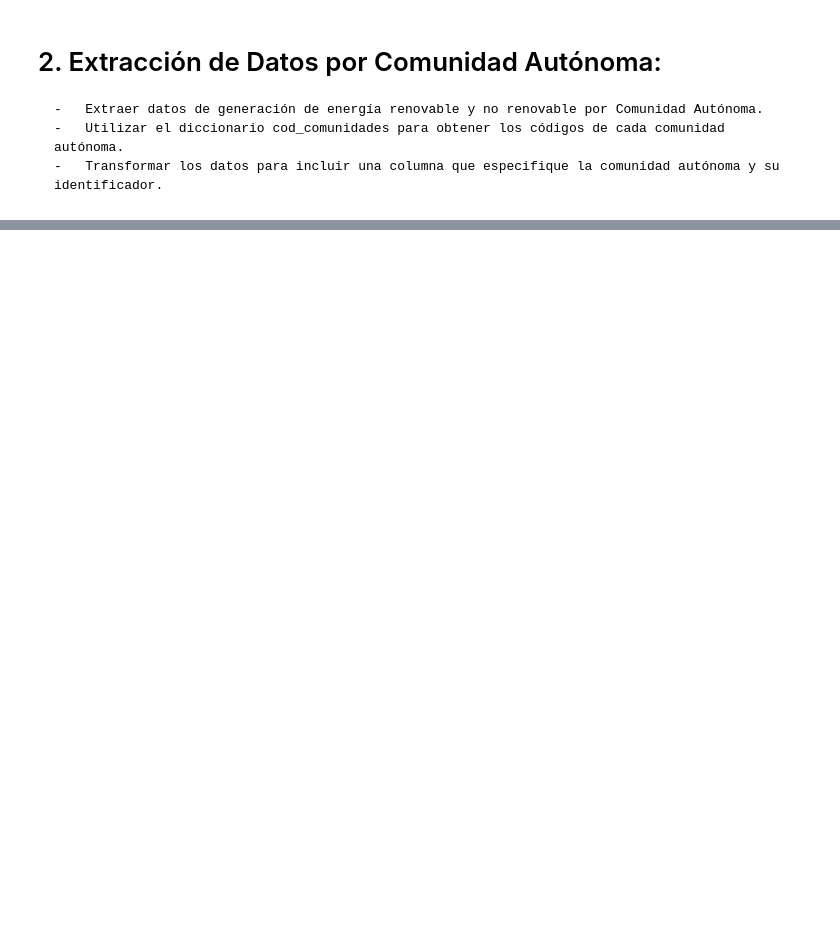
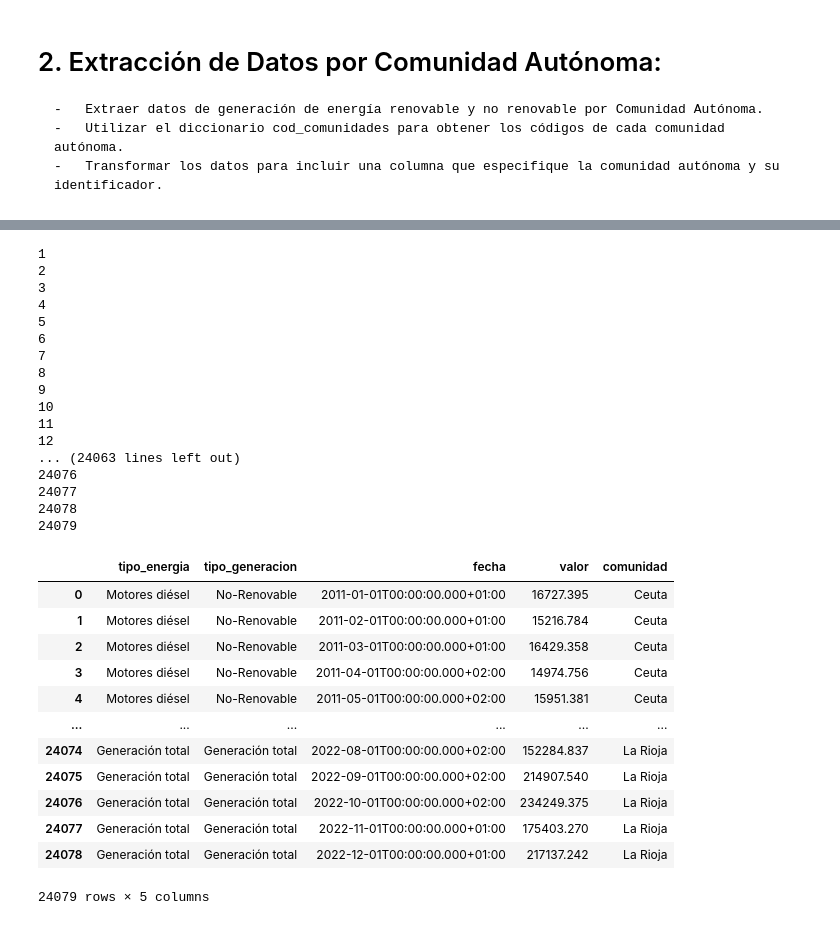
Before and after one commit to Adalab/da-promoF-modulo2-sprint1-pairprogramming-ReyesSilvia, a Jupyter notebook: Untitled-2.ipynb, the cells around one changed output, grey strips where cells are left out. Drawn from its saved outputs; the diff is of its cells as text; code cells hidden in the pictures; blank space fills up the shorter version.

```diff
--- a/Untitled-2.ipynb
+++ b/Untitled-2.ipynb
@@ -10,22 +10,24 @@ import requests
 import re
 # %%
 #url_api_electrica= "https://apidatos.ree.es/es/datos/generacion/estructura-generacion?start_date=2011-01-01T00:00&end_date=2011-12-31T23:59&time_trunc=month"
-diccionario_energia={"tipo_energia":[], "tipo_generacion":[], "fecha":[], "valor":[]}
+def energia (año_inicio, año_final):
 
-for año in range(2011, 2023):
-    url_api_electrica= f"https://apidatos.ree.es/es/datos/generacion/estructura-generacion?start_date={año}-01-01T00:00&end_date={año}-12-31T23:59&time_trunc=month"
+    diccionario_energia={"tipo_energia":[], "tipo_generacion":[], "fecha":[], "valor":[]}
 
-    llamada_api_electrica=requests.get(url_api_electrica)
+    for año in range(año_inicio, año_final):
+        url_api_electrica= f"https://apidatos.ree.es/es/datos/generacion/estructura-generacion?start_date={año}-01-01T00:00&end_date={año}-12-31T23:59&time_trunc=month"
 
-    electrica_json=llamada_api_electrica.json()
+        llamada_api_electrica=requests.get(url_api_electrica)
 
-    for i in electrica_json["included"]:
-        for k in i ["attributes"]["values"]:
-            diccionario_energia["tipo_energia"].append(i["type"])
-            diccionario_energia["tipo_generacion"].append(i["attributes"]["type"])
-            diccionario_energia["fecha"].append(k["datetime"])
-            diccionario_energia["valor"].append(k["value"])
+        electrica_json=llamada_api_electrica.json()
+
+        for i in electrica_json["included"]:
+            for k in i ["attributes"]["values"]:
+                diccionario_energia["tipo_energia"].append(i["type"])
+                diccionario_energia["tipo_generacion"].append(i["attributes"]["type"])
+                diccionario_energia["fecha"].append(k["datetime"])
+                diccionario_energia["valor"].append(k["value"])
 
 
-df_energia=pd.DataFrame(diccionario_energia)
-df_energia
+    df_energia=pd.DataFrame(diccionario_energia)
+    return df_energia
@@ -125,0 +124,35 @@ print(comunidades_json["included"])
+# %%
+lista_comunidades=["Ceuta", "Melilla", "Andalucía", "Aragón", "Cantabria", "Castilla - La Mancha", "Castilla y León", "Cataluña", "País Vasco", "Principado de Asturias", "Comunidad de Madrid", "Comunidad Foral de Navarra", "Comunitat Valenciana", "Extremadura", "Galicia", "Illes Balears", "Canarias", "Región de Murcia", "La Rioja"]
+
+energia_comunidades(lista_comunidades, 2011, 2023)
+# %% [output]
+1
+2
+3
+4
+5
+6
+7
+8
+9
+10
+11
+12
+... (24063 lines left out)
+24076
+24077
+24078
+24079
+|  | tipo_energia | tipo_generacion | fecha | valor | comunidad |
+| 0 | Motores diésel | No-Renovable | 2011-01-01T00:00:00.000+01:00 | 16727.395 | Ceuta |
+| 1 | Motores diésel | No-Renovable | 2011-02-01T00:00:00.000+01:00 | 15216.784 | Ceuta |
+| 2 | Motores diésel | No-Renovable | 2011-03-01T00:00:00.000+01:00 | 16429.358 | Ceuta |
+| 3 | Motores diésel | No-Renovable | 2011-04-01T00:00:00.000+02:00 | 14974.756 | Ceuta |
+| 4 | Motores diésel | No-Renovable | 2011-05-01T00:00:00.000+02:00 | 15951.381 | Ceuta |
+| ... | ... | ... | ... | ... | ... |
+| 24074 | Generación total | Generación total | 2022-08-01T00:00:00.000+02:00 | 152284.837 | La Rioja |
+| 24075 | Generación total | Generación total | 2022-09-01T00:00:00.000+02:00 | 214907.540 | La Rioja |
+| 24076 | Generación total | Generación total | 2022-10-01T00:00:00.000+02:00 | 234249.375 | La Rioja |
+| 24077 | Generación total | Generación total | 2022-11-01T00:00:00.000+01:00 | 175403.270 | La Rioja |
+| 24078 | Generación total | Generación total | 2022-12-01T00:00:00.000+01:00 | 217137.242 | La Rioja |
+24079 rows × 5 columns
```
Also changed, not shown: parts of 3 cells of this notebook.
